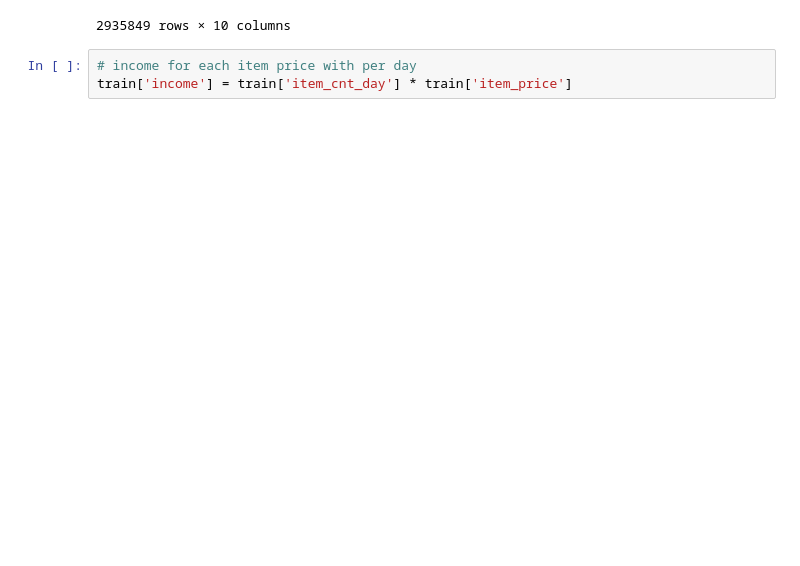
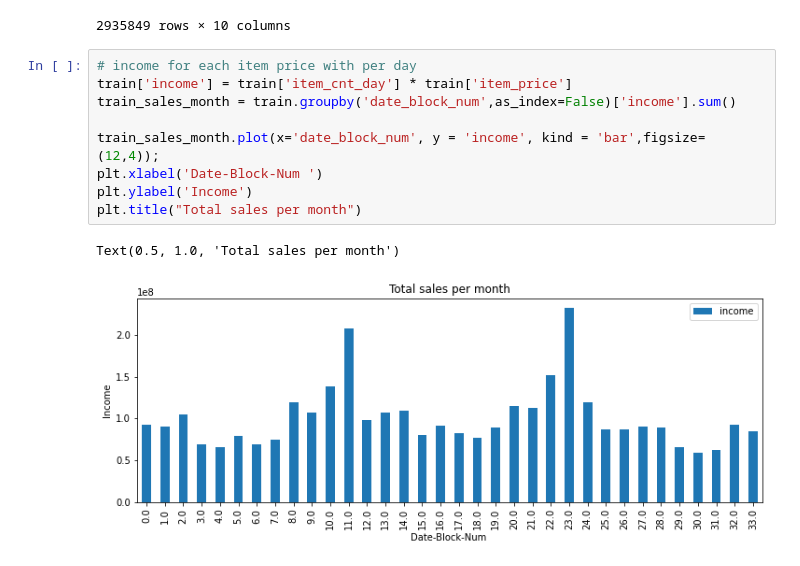
Before and after one commit to LeoWu12138/-NLP--Pragmatics-of-COVID19-Mental-Health-in-NZ-AUS-Newspapers-Vs.-Personal-Perspectives, a Jupyter notebook: predicting-future-sales.ipynb, the cells around one changed output. Cells and saved outputs as stored; diff of their text form; blank space fills up the shorter version.

Commit message:
Kaggle Notebook | Predicting Future Sales | Version 2

```diff
--- a/predicting-future-sales.ipynb
+++ b/predicting-future-sales.ipynb
@@ -214,3 +214,12 @@ train
 # %%
 # income for each item price with per day
 train['income'] = train['item_cnt_day'] * train['item_price']
+train_sales_month = train.groupby('date_block_num',as_index=False)['income'].sum()
+
+train_sales_month.plot(x='date_block_num', y = 'income', kind = 'bar',figsize=(12,4));
+plt.xlabel('Date-Block-Num ')
+plt.ylabel('Income')
+plt.title("Total sales per month")
+# %% [output]
+Text(0.5, 1.0, 'Total sales per month')
+[figure, added]
```
